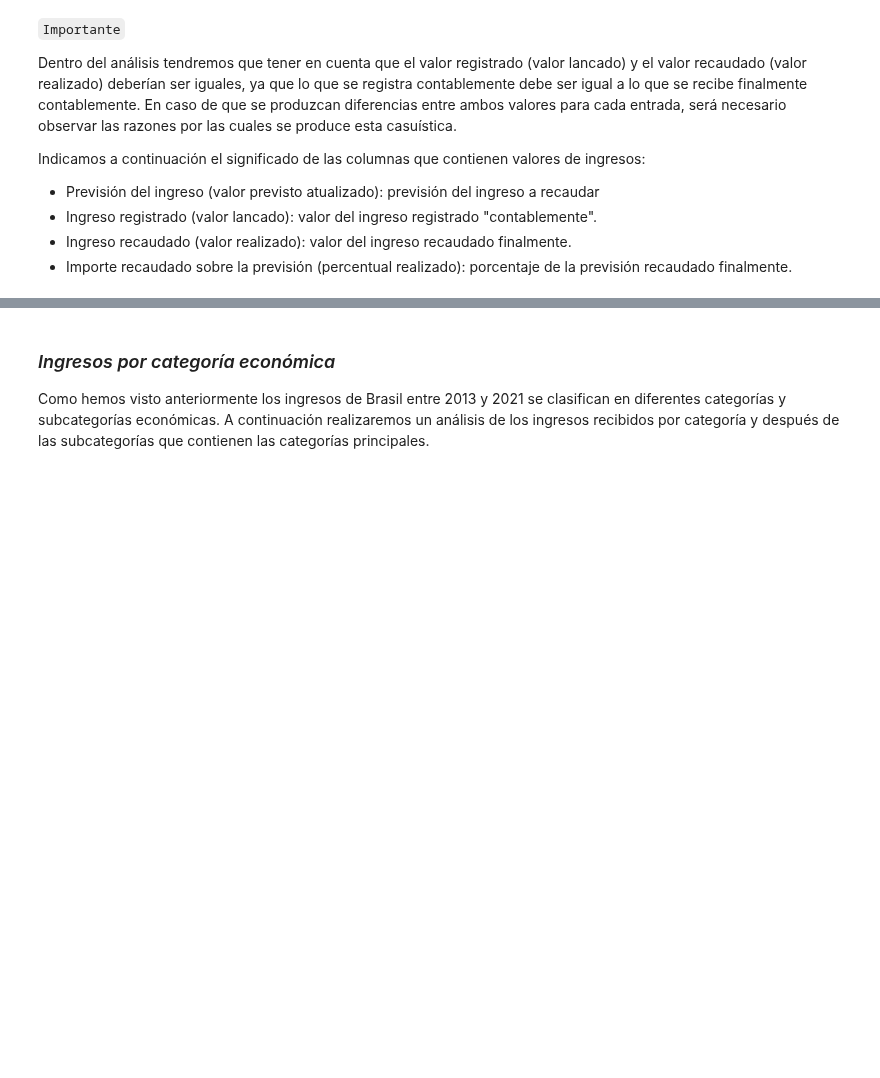
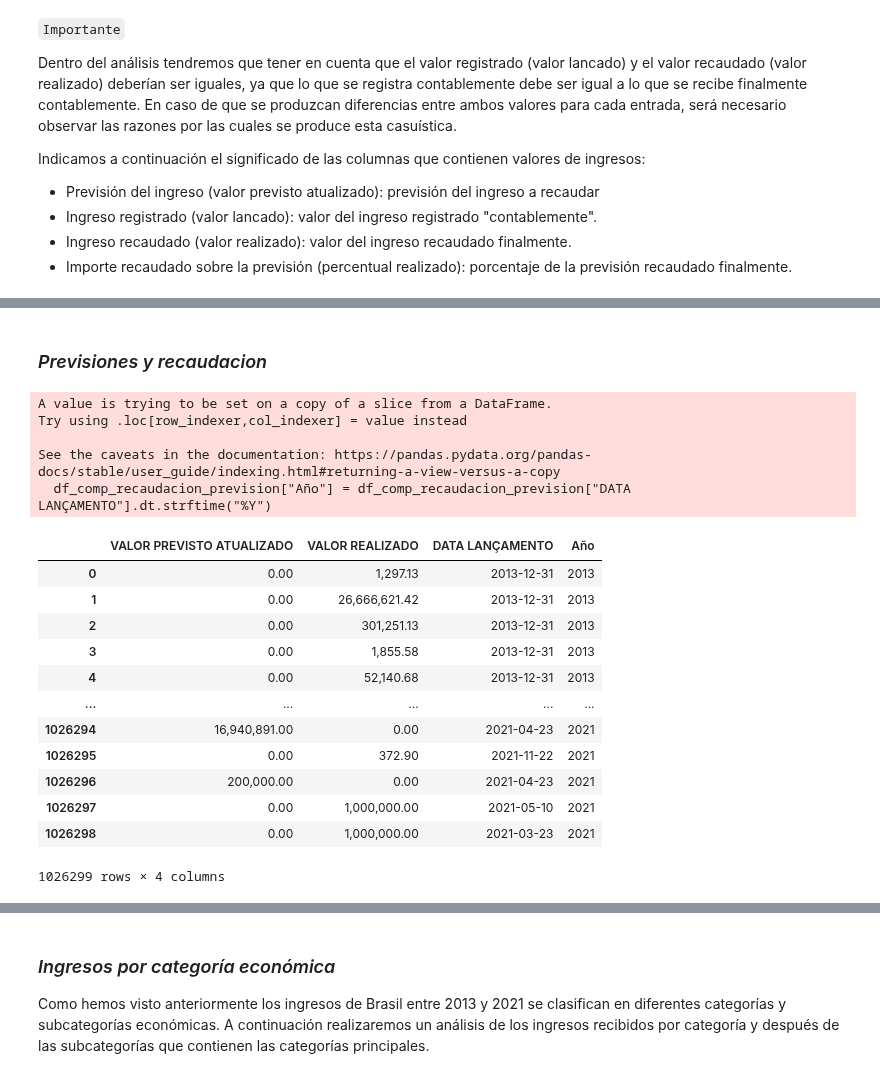
Before and after one commit to Gabijc/Proyecto2-Insights-Brasil, a Jupyter notebook: Análisis_categorías.ipynb, the cells around one changed output, grey strips where cells are left out. Cells and saved outputs as stored; diff of their text form; code cells hidden in the pictures; blank space fills up the shorter version.

```diff
--- a/Análisis_categorías.ipynb
+++ b/Análisis_categorías.ipynb
@@ -27,0 +34,26 @@ datos_brasil.head(2)
+# %% [markdown]
+### *Previsiones y recaudacion*
+# %%
+# Filtramos el dataframe para quedarnos solo con las columnas de fecha de registro del ingreso y los valores de ingresos.
+df_comp_recaudacion_prevision = datos_brasil.iloc[: ,[10, 12, 14]]
+df_comp_recaudacion_prevision["Año"] = df_comp_recaudacion_prevision["DATA LANÇAMENTO"].dt.strftime("%Y")
+df_comp_recaudacion_prevision
+# %% [output]
+A value is trying to be set on a copy of a slice from a DataFrame.
+Try using .loc[row_indexer,col_indexer] = value instead
+
+See the caveats in the documentation: https://pandas.pydata.org/pandas-docs/stable/user_guide/indexing.html#returning-a-view-versus-a-copy
+  df_comp_recaudacion_prevision["Año"] = df_comp_recaudacion_prevision["DATA LANÇAMENTO"].dt.strftime("%Y")
+|  | VALOR PREVISTO ATUALIZADO | VALOR REALIZADO | DATA LANÇAMENTO | Año |
+| 0 | 0.00 | 1,297.13 | 2013-12-31 | 2013 |
+| 1 | 0.00 | 26,666,621.42 | 2013-12-31 | 2013 |
+| 2 | 0.00 | 301,251.13 | 2013-12-31 | 2013 |
+| 3 | 0.00 | 1,855.58 | 2013-12-31 | 2013 |
+| 4 | 0.00 | 52,140.68 | 2013-12-31 | 2013 |
+| ... | ... | ... | ... | ... |
+| 1026294 | 16,940,891.00 | 0.00 | 2021-04-23 | 2021 |
+| 1026295 | 0.00 | 372.90 | 2021-11-22 | 2021 |
+| 1026296 | 200,000.00 | 0.00 | 2021-04-23 | 2021 |
+| 1026297 | 0.00 | 1,000,000.00 | 2021-05-10 | 2021 |
+| 1026298 | 0.00 | 1,000,000.00 | 2021-03-23 | 2021 |
+1026299 rows × 4 columns
```
Also changed, not shown: parts of 4 cells of this notebook.
